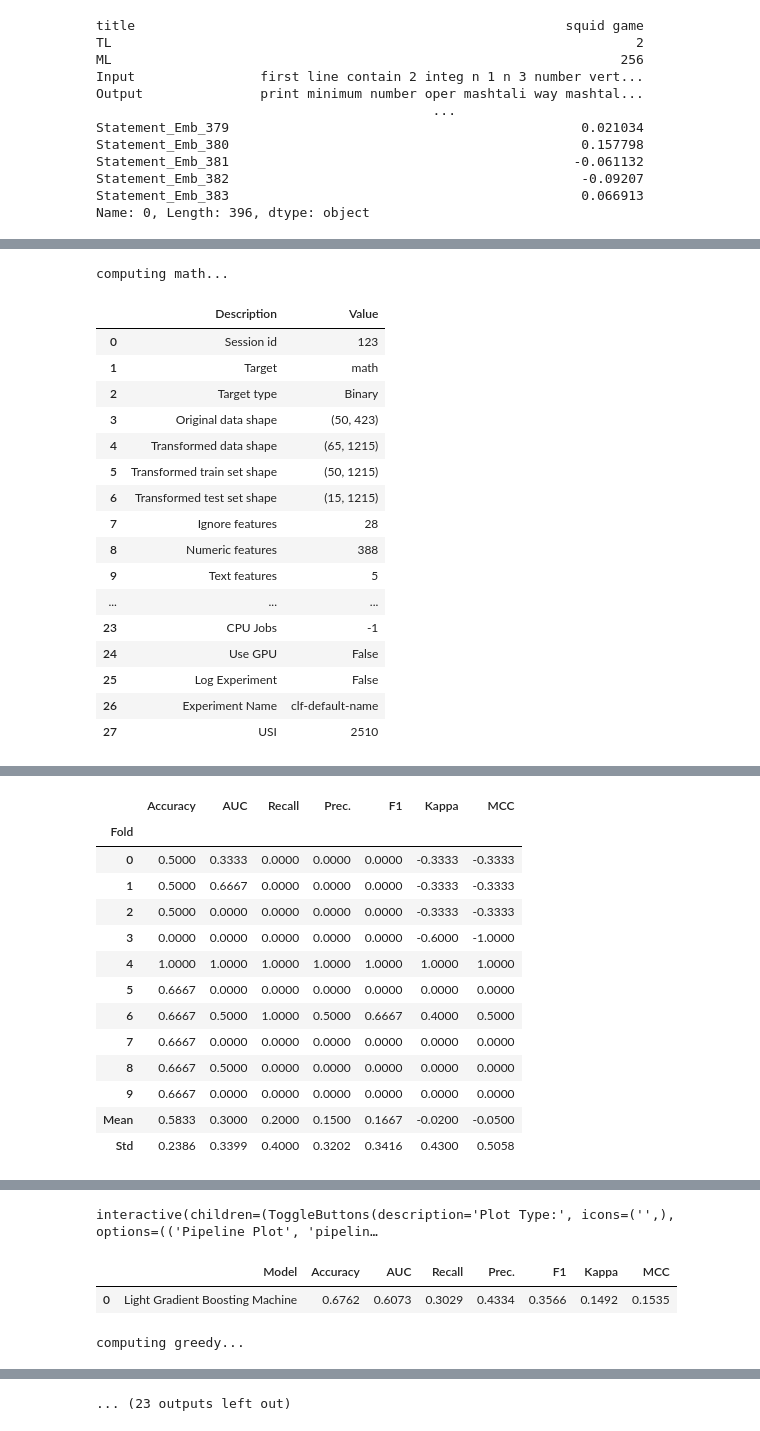
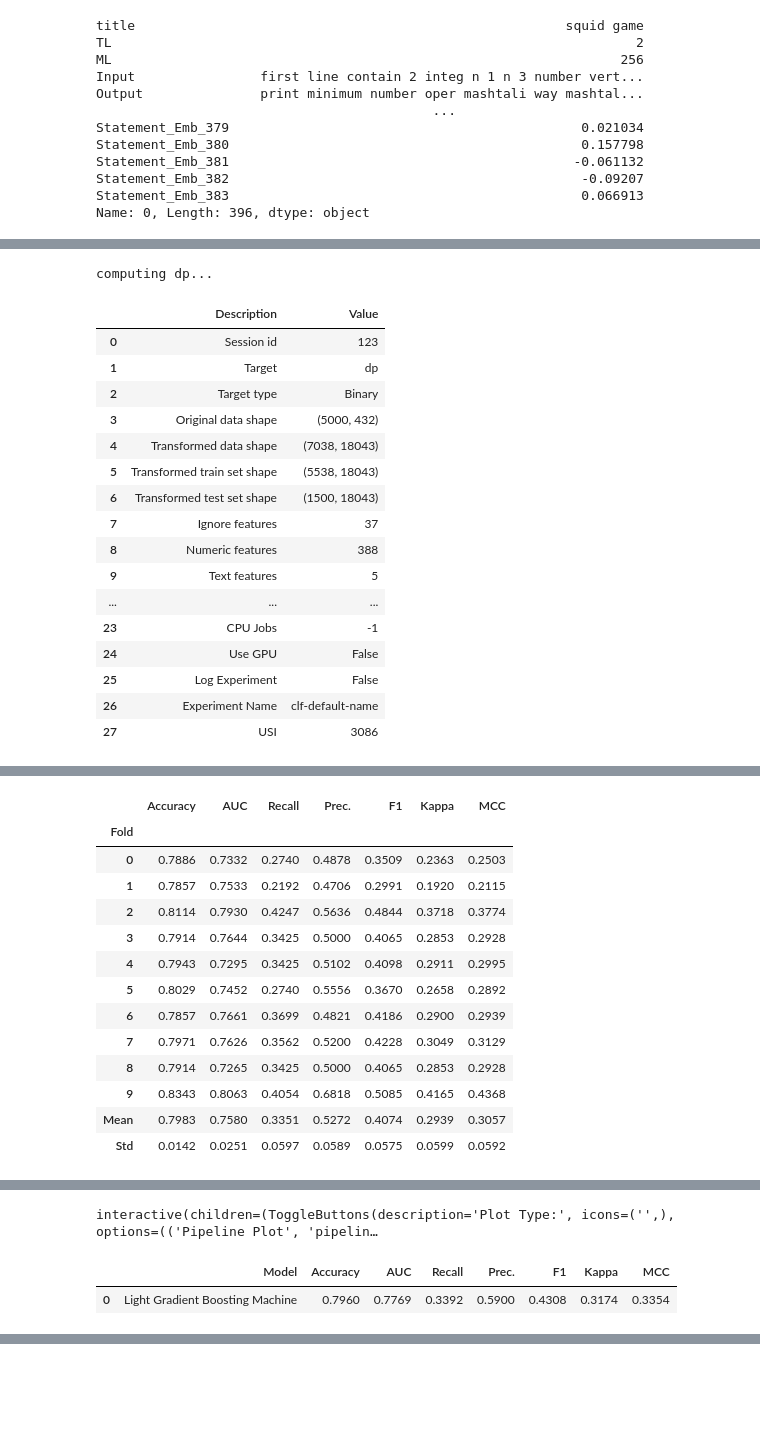
Before and after one commit to mysh212/algorithm-predictor, a Jupyter notebook: lib/nlp_nltk.ipynb, the cells around one changed output, grey strips where cells are left out. Saved outputs shown, nothing was run; the diff lists cells and outputs as text; code cells hidden in the pictures; blank space fills up the shorter version.

```diff
--- a/lib/nlp_nltk.ipynb
+++ b/lib/nlp_nltk.ipynb
@@ -14,5 +23,5 @@ import numpy as np
 # %%
-sub_cnt = 50
+sub_cnt = 5000
 #change sub_cnt to 10000 or other big value to use all training data
 embedding_columns = ['Statement']
 ignore_features = ['title']
@@ -157,54 +183,57 @@ tag, test = tag_labeling(test)
+# %%
+data = pd.read_pickle("../data/data.pkl")
+test = pd.read_pickle("../data/test.pkl")
 # %%
-for tag in ['math', 'greedy', 'implementation', 'dp', 'data structures']:
+#data = data.iloc[:sub_cnt]
+for tag in ['dp']:
     print(f'computing {tag}...')
     ignored_features = list(tags_df.columns.difference([tag]))
     exp = setup(data=data,
                 target=tag,
                 text_features=['sample-input', 'sample-output', 'Input', 'Output', 'Note'],
                 ignore_features=ignored_features + ignore_features,
                 fix_imbalance=True,
                 session_id=123,
                 )
     model = create_model('lightgbm')
     evaluate_model(model)
     predictions = predict_model(model, data=test)
     print("\n\n")
 # %% [output]
-computing math...
+computing dp...
 |  | Description | Value |
 | 0 | Session id | 123 |
-| 1 | Target | math |
+| 1 | Target | dp |
 | 2 | Target type | Binary |
-| 3 | Original data shape | (50, 423) |
-| 4 | Transformed data shape | (65, 1215) |
-| 5 | Transformed train set shape | (50, 1215) |
-| 6 | Transformed test set shape | (15, 1215) |
-| 7 | Ignore features | 28 |
+| 3 | Original data shape | (5000, 432) |
+| 4 | Transformed data shape | (7038, 18043) |
+| 5 | Transformed train set shape | (5538, 18043) |
+| 6 | Transformed test set shape | (1500, 18043) |
+| 7 | Ignore features | 37 |
 | 8 | Numeric features | 388 |
 | 9 | Text features | 5 |
 | ... | ... | ... |
 | 23 | CPU Jobs | -1 |
 | 24 | Use GPU | False |
 | 25 | Log Experiment | False |
 | 26 | Experiment Name | clf-default-name |
-| 27 | USI | 2510 |
+| 27 | USI | 3086 |
 [interactive output not drawn]
 |  | Accuracy | AUC | Recall | Prec. | F1 | Kappa | MCC |
 | Fold |  |  |  |  |  |  |  |
-| 0 | 0.5000 | 0.3333 | 0.0000 | 0.0000 | 0.0000 | -0.3333 | -0.3333 |
-| 1 | 0.5000 | 0.6667 | 0.0000 | 0.0000 | 0.0000 | -0.3333 | -0.3333 |
-| 2 | 0.5000 | 0.0000 | 0.0000 | 0.0000 | 0.0000 | -0.3333 | -0.3333 |
-| 3 | 0.0000 | 0.0000 | 0.0000 | 0.0000 | 0.0000 | -0.6000 | -1.0000 |
-| 4 | 1.0000 | 1.0000 | 1.0000 | 1.0000 | 1.0000 | 1.0000 | 1.0000 |
-| 5 | 0.6667 | 0.0000 | 0.0000 | 0.0000 | 0.0000 | 0.0000 | 0.0000 |
-| 6 | 0.6667 | 0.5000 | 1.0000 | 0.5000 | 0.6667 | 0.4000 | 0.5000 |
-| 7 | 0.6667 | 0.0000 | 0.0000 | 0.0000 | 0.0000 | 0.0000 | 0.0000 |
-| 8 | 0.6667 | 0.5000 | 0.0000 | 0.0000 | 0.0000 | 0.0000 | 0.0000 |
-| 9 | 0.6667 | 0.0000 | 0.0000 | 0.0000 | 0.0000 | 0.0000 | 0.0000 |
-| Mean | 0.5833 | 0.3000 | 0.2000 | 0.1500 | 0.1667 | -0.0200 | -0.0500 |
-| Std | 0.2386 | 0.3399 | 0.4000 | 0.3202 | 0.3416 | 0.4300 | 0.5058 |
+| 0 | 0.7886 | 0.7332 | 0.2740 | 0.4878 | 0.3509 | 0.2363 | 0.2503 |
+| 1 | 0.7857 | 0.7533 | 0.2192 | 0.4706 | 0.2991 | 0.1920 | 0.2115 |
+| 2 | 0.8114 | 0.7930 | 0.4247 | 0.5636 | 0.4844 | 0.3718 | 0.3774 |
+| 3 | 0.7914 | 0.7644 | 0.3425 | 0.5000 | 0.4065 | 0.2853 | 0.2928 |
+| 4 | 0.7943 | 0.7295 | 0.3425 | 0.5102 | 0.4098 | 0.2911 | 0.2995 |
+| 5 | 0.8029 | 0.7452 | 0.2740 | 0.5556 | 0.3670 | 0.2658 | 0.2892 |
+| 6 | 0.7857 | 0.7661 | 0.3699 | 0.4821 | 0.4186 | 0.2900 | 0.2939 |
+| 7 | 0.7971 | 0.7626 | 0.3562 | 0.5200 | 0.4228 | 0.3049 | 0.3129 |
+| 8 | 0.7914 | 0.7265 | 0.3425 | 0.5000 | 0.4065 | 0.2853 | 0.2928 |
+| 9 | 0.8343 | 0.8063 | 0.4054 | 0.6818 | 0.5085 | 0.4165 | 0.4368 |
+| Mean | 0.7983 | 0.7580 | 0.3351 | 0.5272 | 0.4074 | 0.2939 | 0.3057 |
+| Std | 0.0142 | 0.0251 | 0.0597 | 0.0589 | 0.0575 | 0.0599 | 0.0592 |
 [interactive output not drawn]
 interactive(children=(ToggleButtons(description='Plot Type:', icons=('',), options=(('Pipeline Plot', 'pipelin…
 |  | Model | Accuracy | AUC | Recall | Prec. | F1 | Kappa | MCC |
-| 0 | Light Gradient Boosting Machine | 0.6762 | 0.6073 | 0.3029 | 0.4334 | 0.3566 | 0.1492 | 0.1535 |
+| 0 | Light Gradient Boosting Machine | 0.7960 | 0.7769 | 0.3392 | 0.5900 | 0.4308 | 0.3174 | 0.3354 |
-computing greedy...
@@ -244 +239,0 @@ computing greedy...
-... (23 outputs left out)
```
Also changed, not shown: parts of 11 cells of this notebook, 5 other files.
